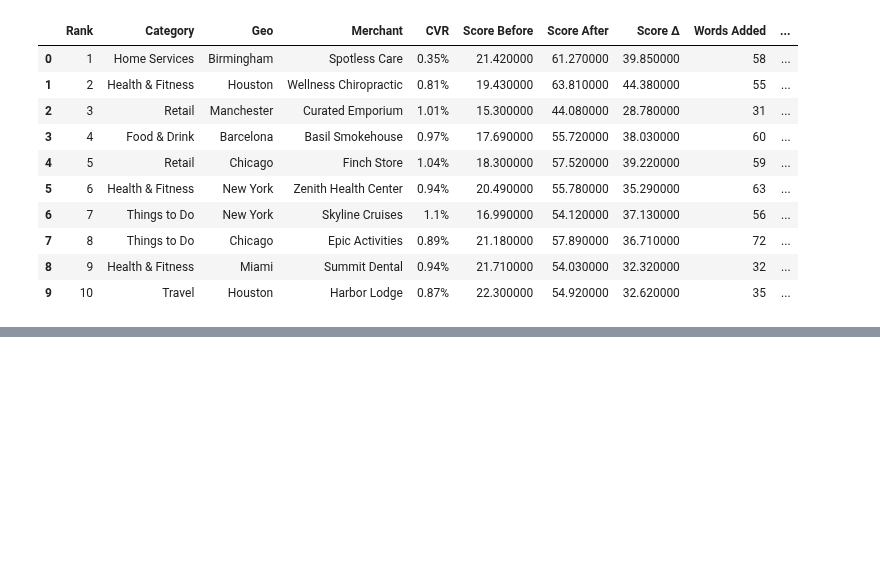
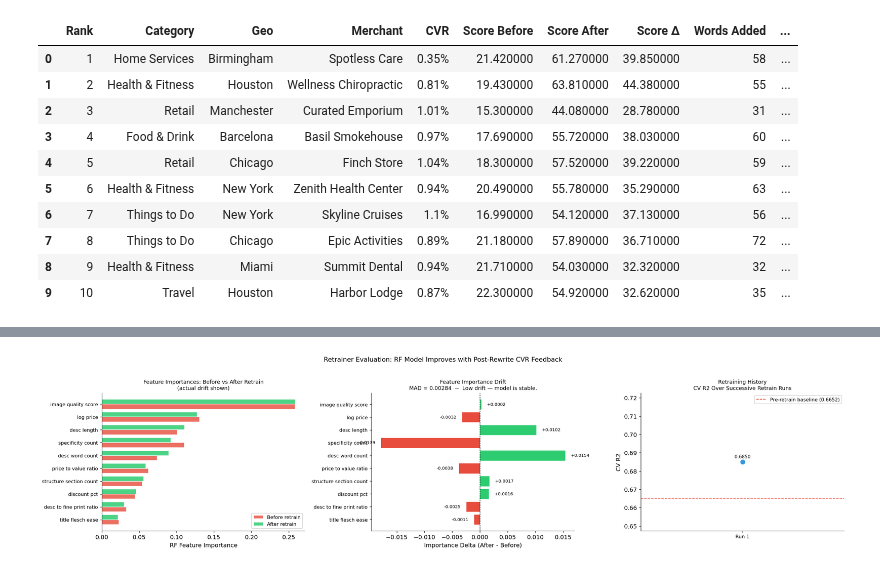
Before and after one commit to leobcc/G2, a Jupyter notebook: notebooks/exploration_and_evaluation.ipynb, the cells around one changed output, grey strips where cells are left out. Drawn from its saved outputs; the diff is of its cells as text; code cells hidden in the pictures; blank space fills up the shorter version.

```diff
--- a/notebooks/exploration_and_evaluation.ipynb
+++ b/notebooks/exploration_and_evaluation.ipynb
@@ -550,0 +624,74 @@ Pipeline Results — 10 Deals | Mean Score Δ: +36.4 | Mean Judge Δ: +37.9
+# %%
+# ── Load findings for visualisation ────────────────────────────────────────
+with open('../docs/analysis_findings.json') as f:
+    findings_vis = json.load(f)
+
+new_imp  = findings_vis['rf_importance_full']
+prev_imp = findings_vis.get('rf_importance_full_prev', {})
+has_prev = bool(prev_imp)
+history  = findings_vis.get('retraining_history', [])
+
+# Top 10 features by current importance
+top10        = sorted(new_imp.items(), key=lambda x: x[1], reverse=True)[:10]
+feat_names_v = [k.replace('_', ' ') for k, _ in top10]
+new_vals_v   = [v for _, v in top10]
+prev_vals_v  = [prev_imp.get(k, v) for k, v in top10]   # fallback = same if no prev
+deltas_v     = [n - p for n, p in zip(new_vals_v, prev_vals_v)]
+
+n_panels = 3 if history else 2
+fig, axes = plt.subplots(1, n_panels, figsize=(7 * n_panels, 5))
+
+# ── Panel 1: Before/After RF importances ──────────────────────────────────
+x = np.arange(len(feat_names_v))
+width = 0.38
+axes[0].barh(x - width/2, prev_vals_v[::-1], width,
+             label='Before retrain', color=RED, alpha=0.80, edgecolor='white')
+axes[0].barh(x + width/2, new_vals_v[::-1], width,
+             label='After retrain', color=GREEN, alpha=0.85, edgecolor='white')
+axes[0].set_yticks(x)
+axes[0].set_yticklabels(feat_names_v[::-1], fontsize=9)
+axes[0].set_xlabel('RF Feature Importance')
+axes[0].set_title(
+    f'Feature Importances: Before vs After Retrain\n'
+    f'({"actual drift shown" if has_prev else "first retrain — prev = current baseline"})',
+    fontsize=10)
+axes[0].legend(fontsize=9)
+
+# ── Panel 2: Drift deltas ──────────────────────────────────────────────────
+drift_colors = [GREEN if d > 0 else RED for d in deltas_v[::-1]]
+axes[1].barh(x, deltas_v[::-1], color=drift_colors, edgecolor='white', linewidth=0.4)
+axes[1].axvline(0, color='black', lw=0.8, ls='--')
+axes[1].set_yticks(x)
+axes[1].set_yticklabels(feat_names_v[::-1], fontsize=9)
+axes[1].set_xlabel('Importance Delta (After - Before)')
+axes[1].set_title(
+    f'Feature Importance Drift\n'
+    f'MAD = {report["drift_report"]["mean_absolute_drift"]:.5f}  --  '
+    f'{report["drift_report"]["interpret"]}',
+    fontsize=10)
+for i, d in enumerate(deltas_v[::-1]):
+    axes[1].text(d + (0.001 if d >= 0 else -0.001), i,
+                 f'{d:+.4f}', va='center',
+                 ha='left' if d >= 0 else 'right', fontsize=8)
+
+# ── Panel 3: Retraining history CV R2 timeline ────────────────────────────
+if history:
+    r2s = [h['new_rf_cv_r2'] for h in history]
+    axes[2].plot(range(len(history)), r2s, 'o-', color=BLUE, lw=2, ms=8)
+    axes[2].axhline(baseline_r2, color=RED, lw=1.2, ls='--',
+                    label=f'Pre-retrain baseline ({baseline_r2:.4f})')
+    axes[2].set_xticks(range(len(history)))
+    axes[2].set_xticklabels([f'Run {i+1}' for i in range(len(history))], fontsize=9)
+    axes[2].set_ylabel('CV R2')
+    axes[2].set_title('Retraining History\nCV R2 Over Successive Retrain Runs', fontsize=10)
+    axes[2].legend(fontsize=9)
+    for i, r in enumerate(r2s):
+        axes[2].text(i, r + 0.002, f'{r:.4f}', ha='center', fontsize=8.5)
+
+plt.suptitle('Retrainer Evaluation: RF Model Improves with Post-Rewrite CVR Feedback',
+             fontsize=12, y=1.02)
+plt.tight_layout()
+plt.savefig('../docs/fig_retrainer_eval.png', bbox_inches='tight')
+plt.show()
+# %% [output]
+[figure, added]
```
Also changed, not shown: parts of 3 cells of this notebook.
